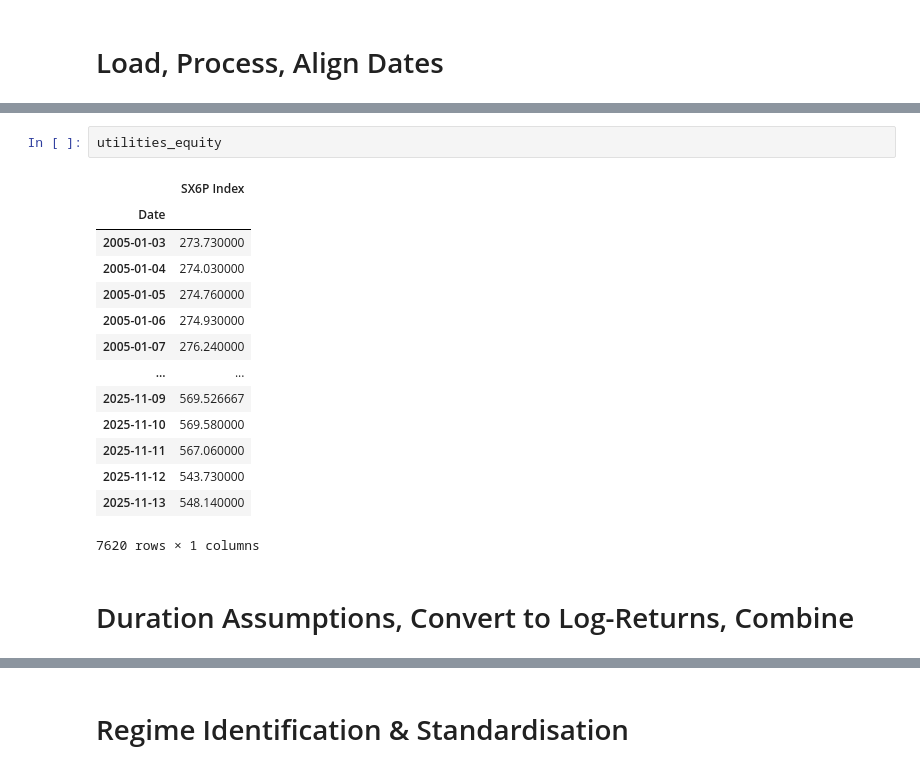
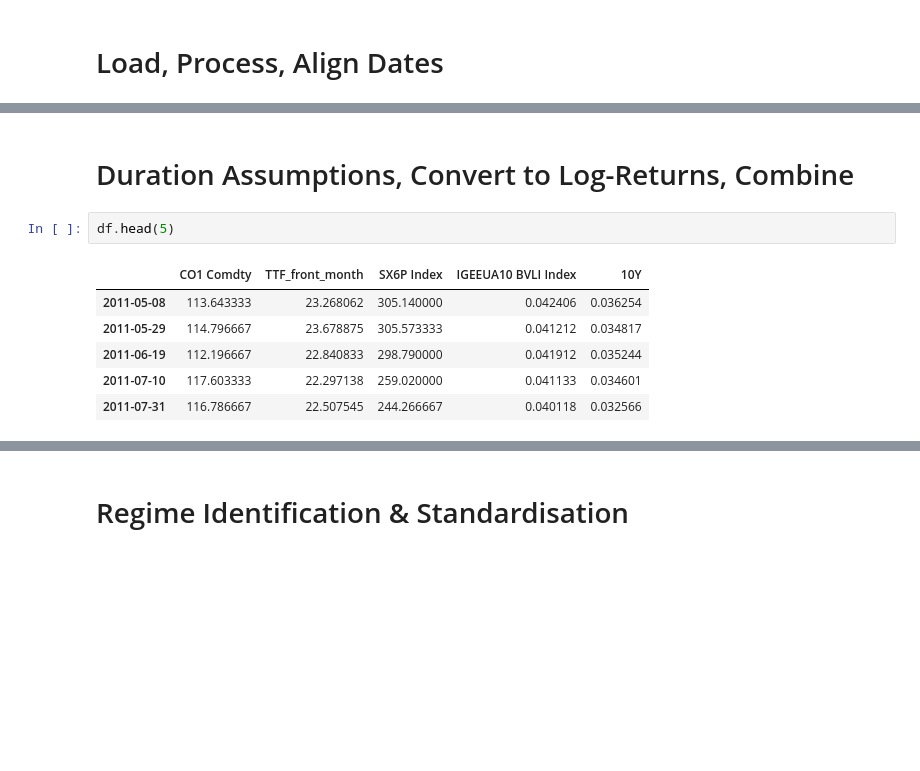
Before and after one commit to 1bykov/Thesis, a Jupyter notebook: code/BRENT_TTF_regression.ipynb, the cells around one changed output, grey strips where cells are left out. Drawn from its saved outputs; the diff is of its cells as text; blank space fills up the shorter version.

```diff
--- a/code/BRENT_TTF_regression.ipynb
+++ b/code/BRENT_TTF_regression.ipynb
@@ -82,21 +101,13 @@ govt_yield_10y = clean_process(govt_yield_10y)
-# %%
-utilities_equity
-# %% [output]
-|  | SX6P Index |
-| Date |  |
-| 2005-01-03 | 273.730000 |
-| 2005-01-04 | 274.030000 |
-| 2005-01-05 | 274.760000 |
-| 2005-01-06 | 274.930000 |
-| 2005-01-07 | 276.240000 |
-| ... | ... |
-| 2025-11-09 | 569.526667 |
-| 2025-11-10 | 569.580000 |
-| 2025-11-11 | 567.060000 |
-| 2025-11-12 | 543.730000 |
-| 2025-11-13 | 548.140000 |
-7620 rows × 1 columns
 # %% [markdown]
 # Duration Assumptions, Convert to Log-Returns, Combine
+# %%
+df.head(5)
+# %% [output]
+|  | CO1 Comdty | TTF_front_month | SX6P Index | IGEEUA10 BVLI Index | 10Y |
+| 2011-05-08 | 113.643333 | 23.268062 | 305.140000 | 0.042406 | 0.036254 |
+| 2011-05-29 | 114.796667 | 23.678875 | 305.573333 | 0.041212 | 0.034817 |
+| 2011-06-19 | 112.196667 | 22.840833 | 298.790000 | 0.041912 | 0.035244 |
+| 2011-07-10 | 117.603333 | 22.297138 | 259.020000 | 0.041133 | 0.034601 |
+| 2011-07-31 | 116.786667 | 22.507545 | 244.266667 | 0.040118 | 0.032566 |
 # %%
 # Convert util yields to returns
```
Also changed, not shown: parts of 11 cells of this notebook, 1 other file.
